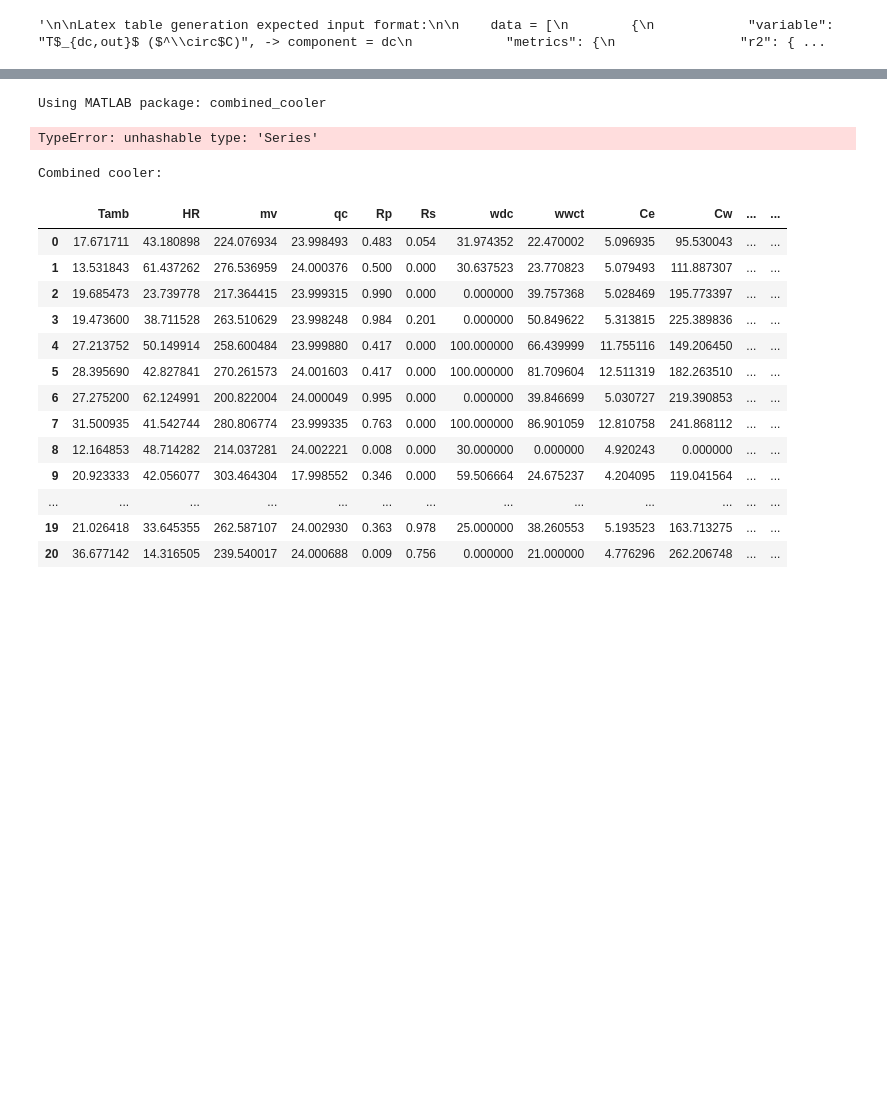
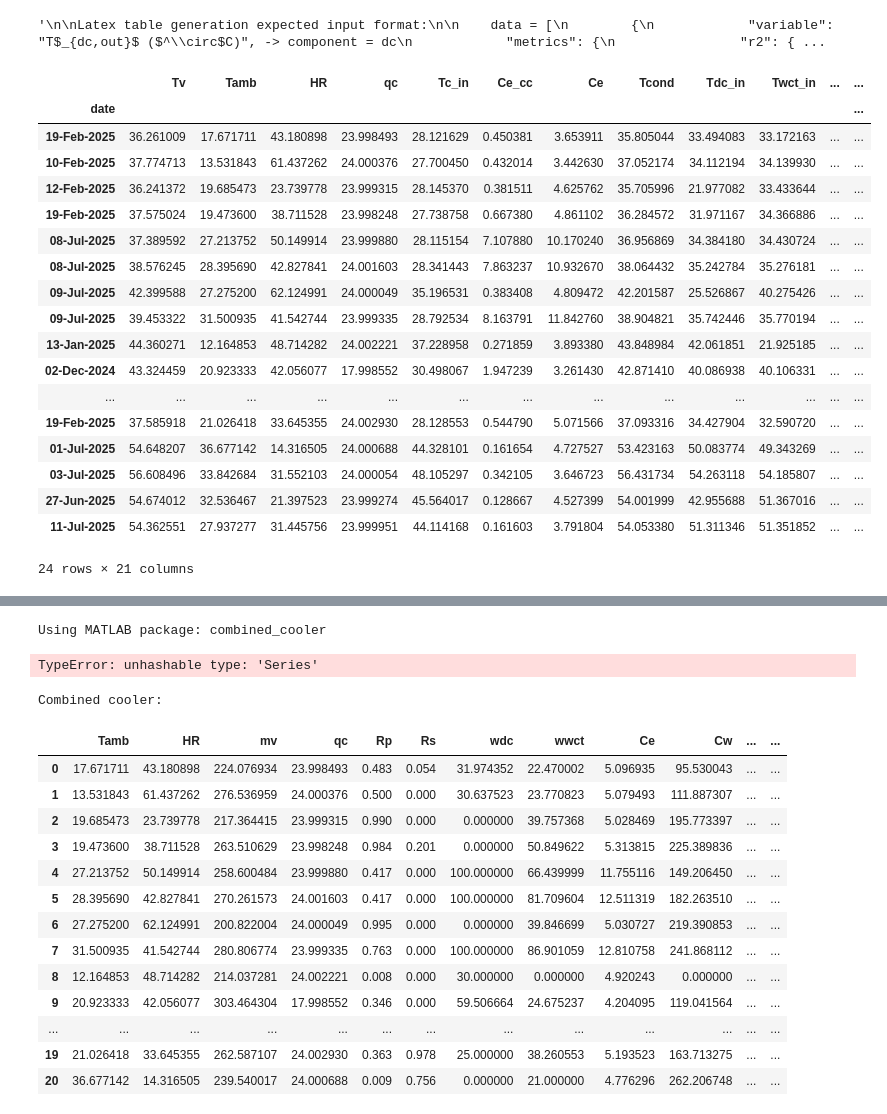
Before and after one commit to juan11iguel/SOLhycool, a Jupyter notebook: modeling/notebooks/validation_table.ipynb, the cells around one changed output, grey strips where cells are left out. Drawn from its saved outputs; the diff is of its cells as text; code cells hidden in the pictures; blank space fills up the shorter version.

```diff
--- a/modeling/notebooks/validation_table.ipynb
+++ b/modeling/notebooks/validation_table.ipynb
@@ -111,6 +111,28 @@ Latex table generation expected input format:
 """
 # %% [output]
 '\n\nLatex table generation expected input format:\n\n    data = [\n        {\n            "variable": "T$_{dc,out}$ ($^\\circ$C)", -> component = dc\n            "metrics": {\n                "r2": { ...
+# %%
+df_ref
+# %% [output]
+|  | Tv | Tamb | HR | qc | Tc_in | Ce_cc | Ce | Tcond | Tdc_in | Twct_in | ... | ... |
+| date |  |  |  |  |  |  |  |  |  |  |  | ... |
+| 19-Feb-2025 | 36.261009 | 17.671711 | 43.180898 | 23.998493 | 28.121629 | 0.450381 | 3.653911 | 35.805044 | 33.494083 | 33.172163 | ... | ... |
+| 10-Feb-2025 | 37.774713 | 13.531843 | 61.437262 | 24.000376 | 27.700450 | 0.432014 | 3.442630 | 37.052174 | 34.112194 | 34.139930 | ... | ... |
+| 12-Feb-2025 | 36.241372 | 19.685473 | 23.739778 | 23.999315 | 28.145370 | 0.381511 | 4.625762 | 35.705996 | 21.977082 | 33.433644 | ... | ... |
+| 19-Feb-2025 | 37.575024 | 19.473600 | 38.711528 | 23.998248 | 27.738758 | 0.667380 | 4.861102 | 36.284572 | 31.971167 | 34.366886 | ... | ... |
+| 08-Jul-2025 | 37.389592 | 27.213752 | 50.149914 | 23.999880 | 28.115154 | 7.107880 | 10.170240 | 36.956869 | 34.384180 | 34.430724 | ... | ... |
+| 08-Jul-2025 | 38.576245 | 28.395690 | 42.827841 | 24.001603 | 28.341443 | 7.863237 | 10.932670 | 38.064432 | 35.242784 | 35.276181 | ... | ... |
+| 09-Jul-2025 | 42.399588 | 27.275200 | 62.124991 | 24.000049 | 35.196531 | 0.383408 | 4.809472 | 42.201587 | 25.526867 | 40.275426 | ... | ... |
+| 09-Jul-2025 | 39.453322 | 31.500935 | 41.542744 | 23.999335 | 28.792534 | 8.163791 | 11.842760 | 38.904821 | 35.742446 | 35.770194 | ... | ... |
+| 13-Jan-2025 | 44.360271 | 12.164853 | 48.714282 | 24.002221 | 37.228958 | 0.271859 | 3.893380 | 43.848984 | 42.061851 | 21.925185 | ... | ... |
+| 02-Dec-2024 | 43.324459 | 20.923333 | 42.056077 | 17.998552 | 30.498067 | 1.947239 | 3.261430 | 42.871410 | 40.086938 | 40.106331 | ... | ... |
+| ... | ... | ... | ... | ... | ... | ... | ... | ... | ... | ... | ... | ... |
+| 19-Feb-2025 | 37.585918 | 21.026418 | 33.645355 | 24.002930 | 28.128553 | 0.544790 | 5.071566 | 37.093316 | 34.427904 | 32.590720 | ... | ... |
+| 01-Jul-2025 | 54.648207 | 36.677142 | 14.316505 | 24.000688 | 44.328101 | 0.161654 | 4.727527 | 53.423163 | 50.083774 | 49.343269 | ... | ... |
+| 03-Jul-2025 | 56.608496 | 33.842684 | 31.552103 | 24.000054 | 48.105297 | 0.342105 | 3.646723 | 56.431734 | 54.263118 | 54.185807 | ... | ... |
+| 27-Jun-2025 | 54.674012 | 32.536467 | 21.397523 | 23.999274 | 45.564017 | 0.128667 | 4.527399 | 54.001999 | 42.955688 | 51.367016 | ... | ... |
+| 11-Jul-2025 | 54.362551 | 27.937277 | 31.445756 | 23.999951 | 44.114168 | 0.161603 | 3.791804 | 54.053380 | 51.311346 | 51.351852 | ... | ... |
+24 rows × 21 columns
 # %%
 df_ref = pd.read_csv(data_path / "cc_out_exp.csv", index_col=0)
 # Just evaluate the models here to get their outputs given the inputs from reference data
```
Also changed, not shown: parts of 1 cell of this notebook, 7 other files.
